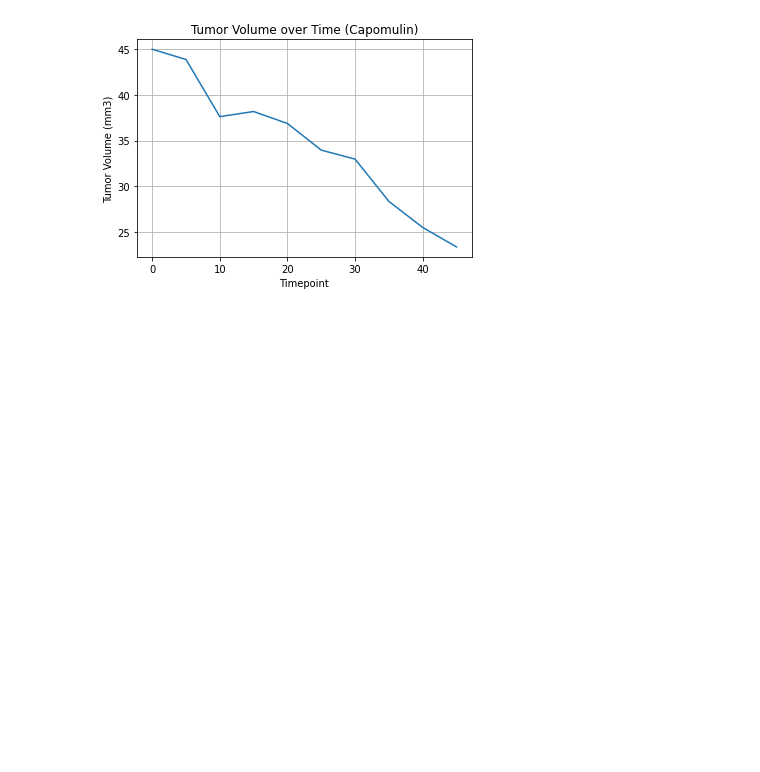
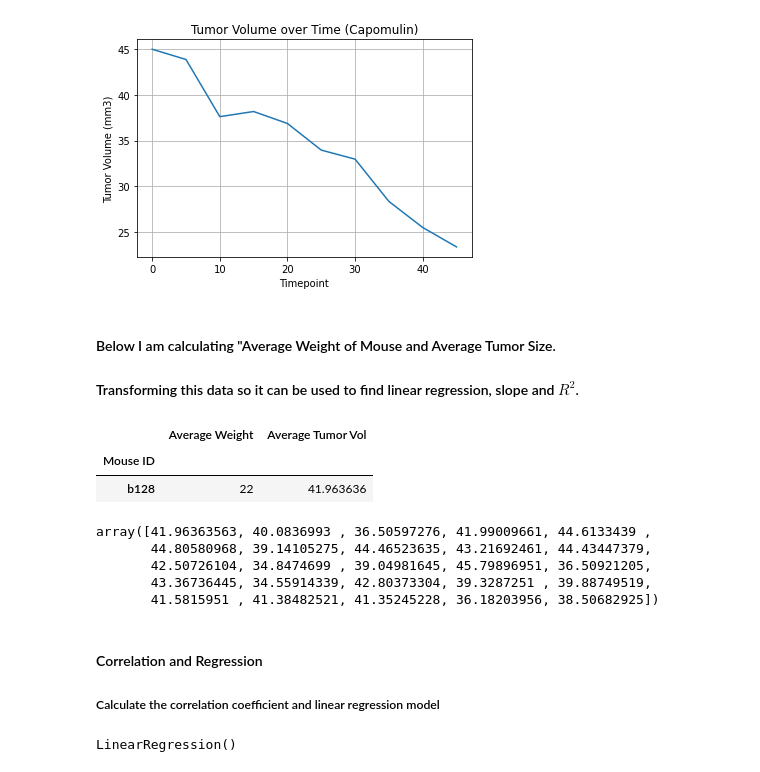
Before and after one commit to Slyssy/matplotlib-challenge, a Jupyter notebook: The_Power_of_Plots/Pymaceuticals/pymaceuticals.ipynb, the cells around one changed output. Cells and saved outputs as stored; diff of their text form; code cells hidden in the pictures; blank space fills up the shorter version.

```diff
--- a/The_Power_of_Plots/Pymaceuticals/pymaceuticals.ipynb
+++ b/The_Power_of_Plots/Pymaceuticals/pymaceuticals.ipynb
@@ -388,3 +380,22 @@ plt.show()
+# %% [markdown]
+#### Below I am calculating "Average Weight of Mouse and Average Tumor Size.
+#### Transforming this data so it can be used to find linear regression, slope and $R^{2}$.
 # %%
 avg_tumor = capomulin_df2.groupby(["Mouse ID"])["Tumor Volume (mm3)"].mean()
 avg_weight = capomulin_df2.groupby(["Mouse ID"])["Weight (g)"].mean()
+frame = {"Average Weight": avg_weight, "Average Tumor Vol": avg_tumor}
+avg_weight_tumor_df = pd.DataFrame(frame)
+avg_weight_tumor_df.head(1)
+# %% [output]
+|  | Average Weight | Average Tumor Vol |
+| Mouse ID |  |  |
+| b128 | 22 | 41.963636 |
+# %%
+X = avg_weight_tumor_df["Average Tumor Vol"].values
+X
+# %% [output]
+array([41.96363563, 40.0836993 , 36.50597276, 41.99009661, 44.6133439 ,
+       44.80580968, 39.14105275, 44.46523635, 43.21692461, 44.43447379,
+       42.50726104, 34.8474699 , 39.04981645, 45.79896951, 36.50921205,
+       43.36736445, 34.55914339, 42.80373304, 39.3287251 , 39.88749519,
+       41.5815951 , 41.38482521, 41.35245228, 36.18203956, 38.50682925])
@@ -390,0 +406,8 @@ avg_weight = capomulin_df2.groupby(["Mouse ID"])["Weight (g)"].mean()
+# %% [markdown]
+#### Correlation and Regression
+##### Calculate the correlation coefficient and linear regression model
+# %%
+model = LinearRegression()
+model.fit(X_array, y)
+# %% [output]
+LinearRegression()
```
Also changed, not shown: parts of 27 cells of this notebook.
